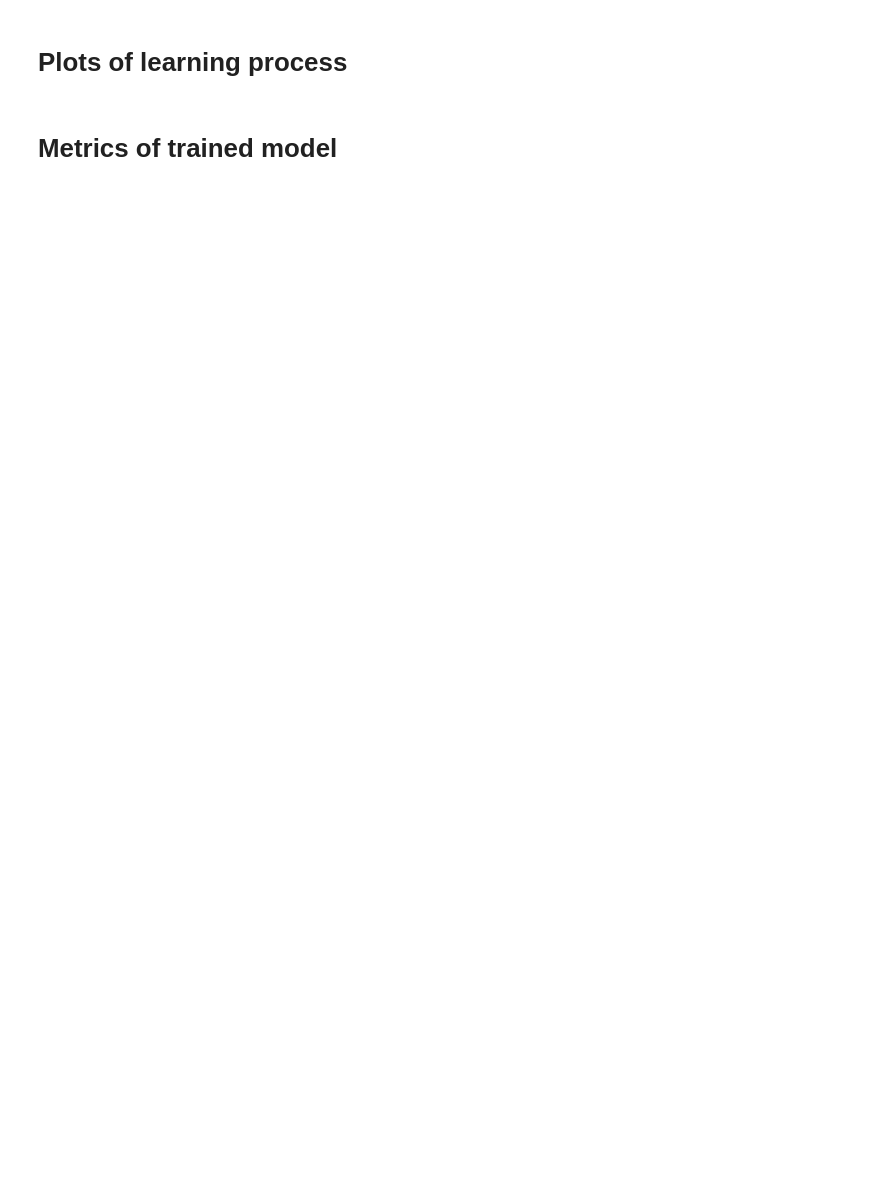
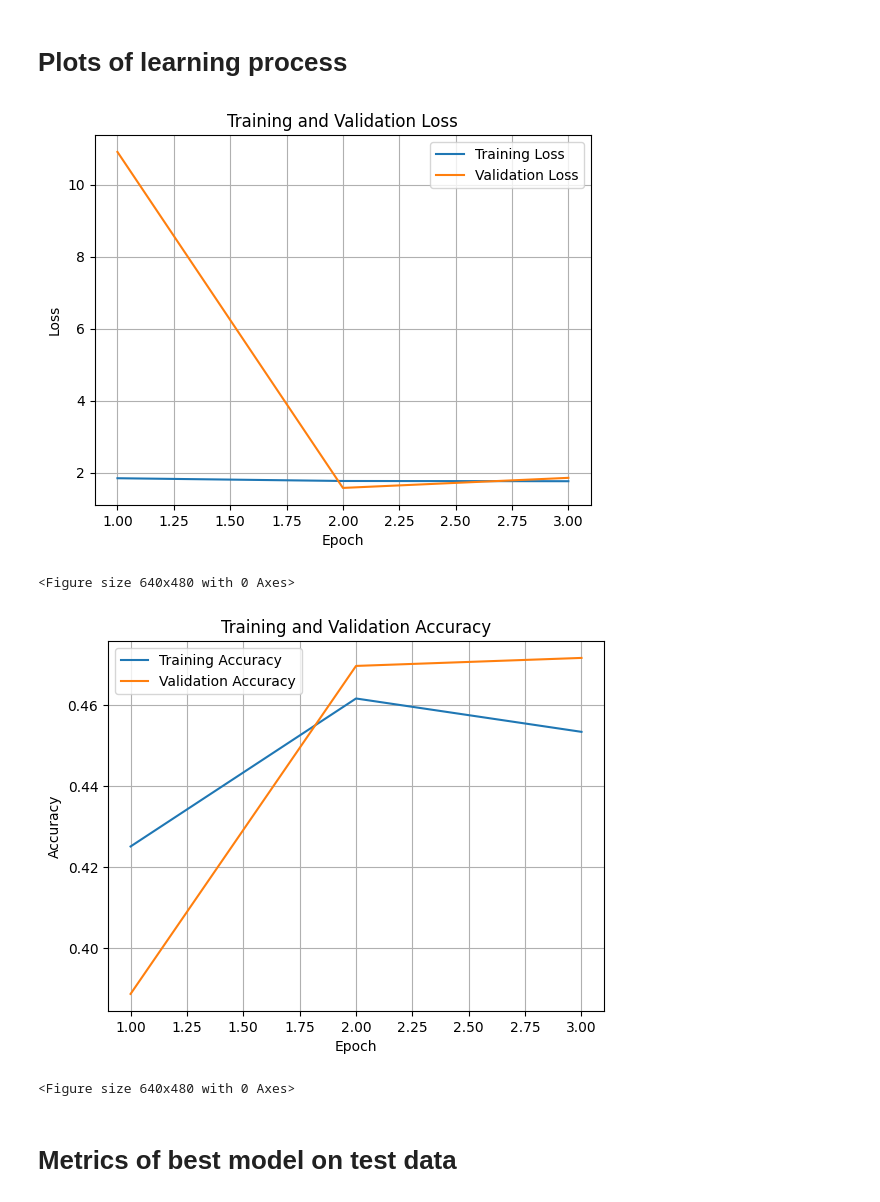
Before and after one commit to CsutiTheOne/Medical_Data_Processing, a Jupyter notebook: 0_boilerplate.ipynb, the cells around one changed output. Saved outputs shown, nothing was run; the diff lists cells and outputs as text; code cells hidden in the pictures; blank space fills up the shorter version.

Commit message:
Asszem megvan minden resource is a boilerplate

```diff
--- a/0_boilerplate.ipynb
+++ b/0_boilerplate.ipynb
@@ -29,12 +31,13 @@ c.weightDecay  = 1e-3
 # Initialize resources
 # %%
 device = torch.accelerator.current_accelerator().type if torch.accelerator.is_available() else "cpu"
+print(f"Using {device} device")
 
 model = resnet152(weights=None)
 model.fc = torch.nn.Linear(model.fc.in_features, c.numClasses)
-model.to(device)
-TR = TrainingResources(c, model, device)
-#MT.load(c)
+
+TR = TrainingResources(c, model, initClassifierTrainers, device)
+TR.load(c)
 
 print(TR.criterion)
 print(TR.optimizer)
@@ -63,7 +65,7 @@ KeyboardInterrupt:
 # Execute training
 # %%
 # Override training related config if neccesary
-c.training = False
+c.training = True
 c.gpuSleep = 10
 c.trainingEpochs = 20
 
@@ -77,4 +81,11 @@ KeyboardInterrupt:
 # %% [markdown]
 # Plots of learning process
+# %%
+plots.plotTraining(TR.history, TR.plotsFolder)
+# %% [output]
+[figure, added]
+<Figure size 640x480 with 0 Axes>
+[figure, added]
+<Figure size 640x480 with 0 Axes>
 # %% [markdown]
-# Metrics of trained model
+# Metrics of best model on test data
```
Also changed, not shown: parts of 8 cells of this notebook, 6 other files.
